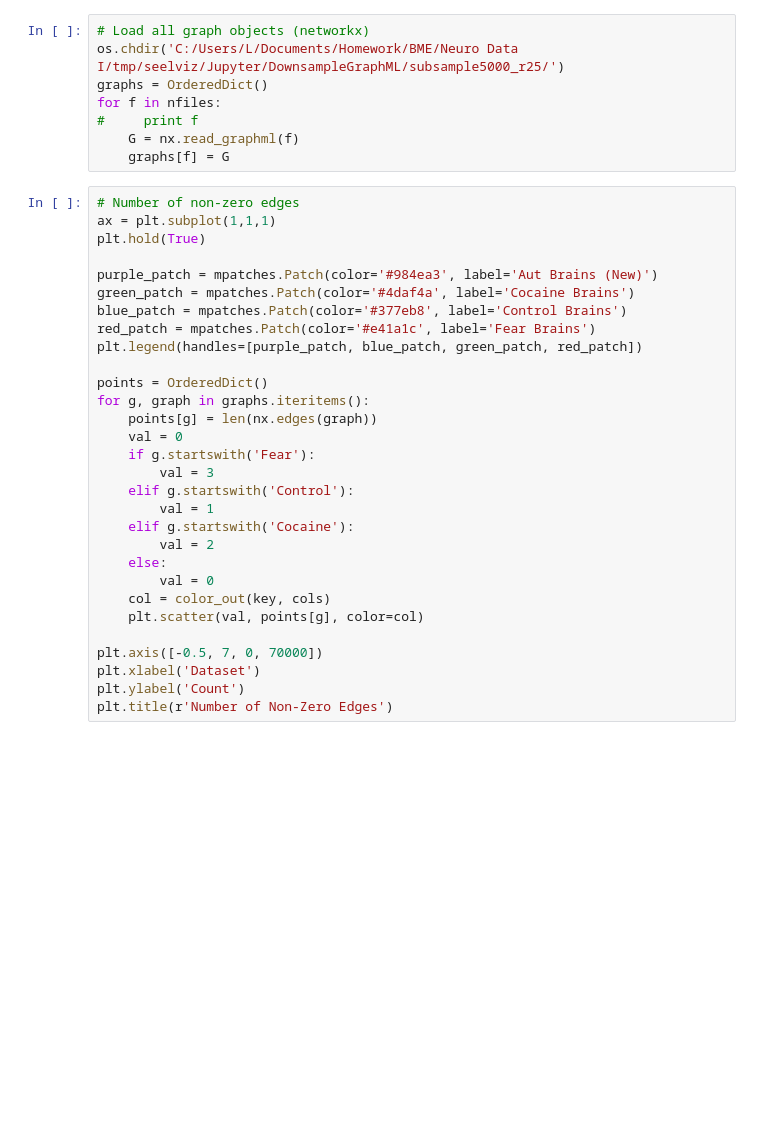
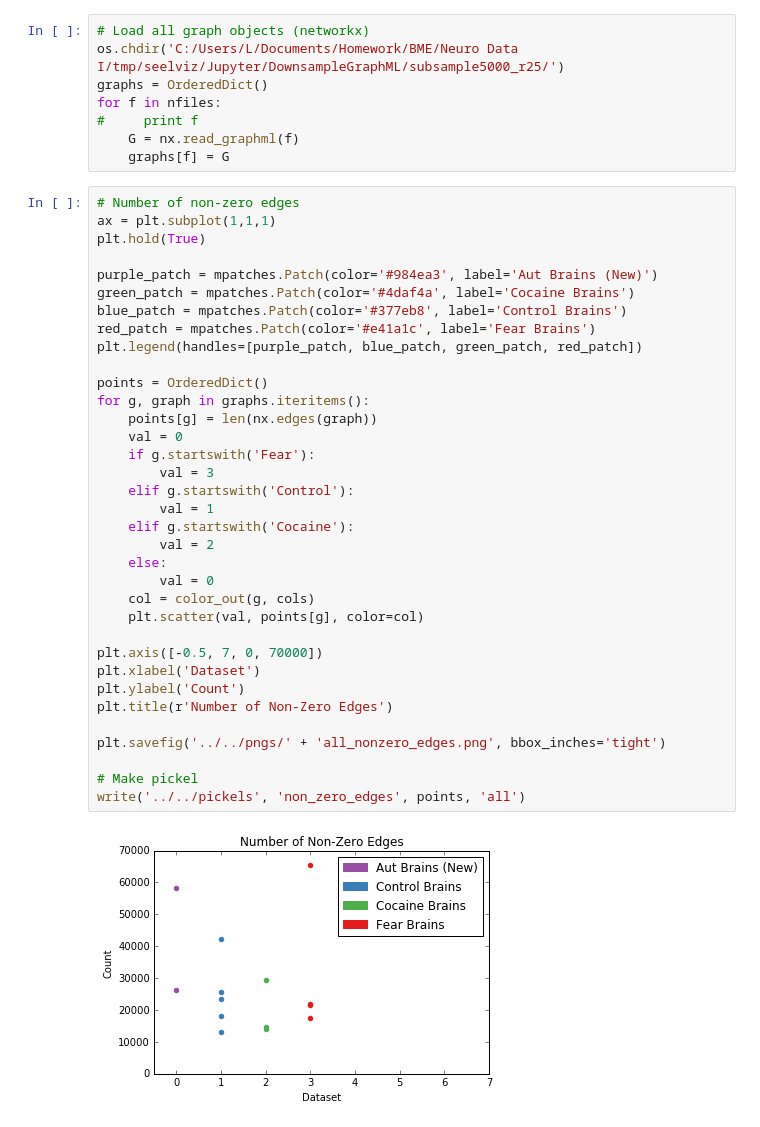
Before and after one commit to NeuroDataDesign/seelviz-f16s17, a Jupyter notebook: Jupyter/Combined Plots and Graph Statistics.ipynb, the cells around one changed output. Drawn from its saved outputs; the diff is of its cells as text; blank space fills up the shorter version.

```diff
--- a/Jupyter/Combined Plots and Graph Statistics.ipynb
+++ b/Jupyter/Combined Plots and Graph Statistics.ipynb
@@ -106,33 +106,40 @@ for f in nfiles:
 # %%
 # Number of non-zero edges
 ax = plt.subplot(1,1,1)
 plt.hold(True)
 
 purple_patch = mpatches.Patch(color='#984ea3', label='Aut Brains (New)')
 green_patch = mpatches.Patch(color='#4daf4a', label='Cocaine Brains')
 blue_patch = mpatches.Patch(color='#377eb8', label='Control Brains')
 red_patch = mpatches.Patch(color='#e41a1c', label='Fear Brains')
 plt.legend(handles=[purple_patch, blue_patch, green_patch, red_patch])
 
 points = OrderedDict()
 for g, graph in graphs.iteritems():
     points[g] = len(nx.edges(graph))
     val = 0
     if g.startswith('Fear'):
         val = 3
     elif g.startswith('Control'):
         val = 1
     elif g.startswith('Cocaine'):
         val = 2
     else:
         val = 0
-    col = color_out(key, cols)
+    col = color_out(g, cols)
     plt.scatter(val, points[g], color=col)
 
 plt.axis([-0.5, 7, 0, 70000])
 plt.xlabel('Dataset')
 plt.ylabel('Count')
 plt.title(r'Number of Non-Zero Edges')
+
+plt.savefig('../../pngs/' + 'all_nonzero_edges.png', bbox_inches='tight')
+
+# Make pickel
+write('../../pickels', 'non_zero_edges', points, 'all')
+# %% [output]
+[figure, added]
 # %%
 # Degree sequence
 ax = plt.subplot(1,1,1)
```
Also changed, not shown: parts of 6 cells of this notebook, 10 other files.
